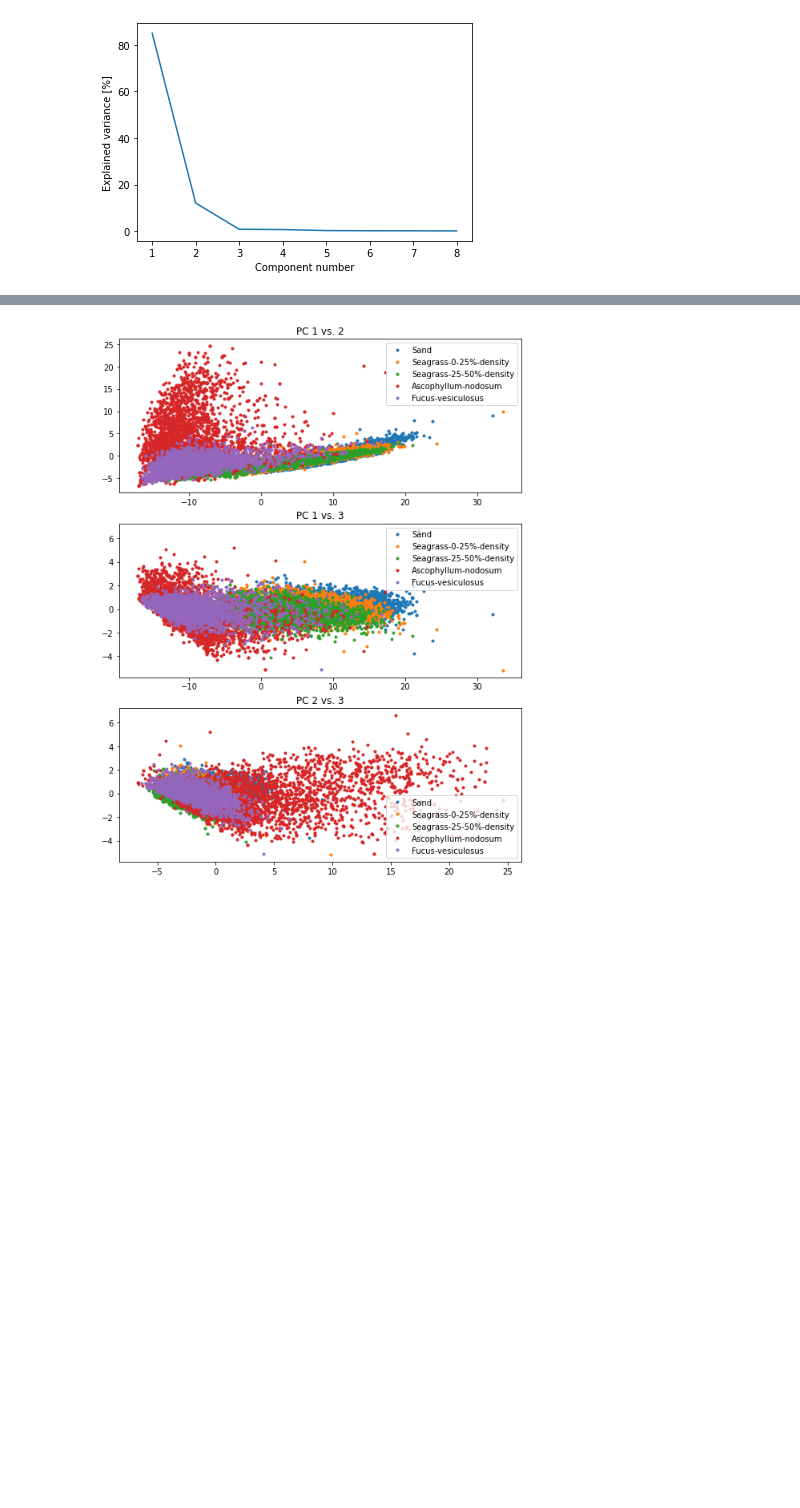
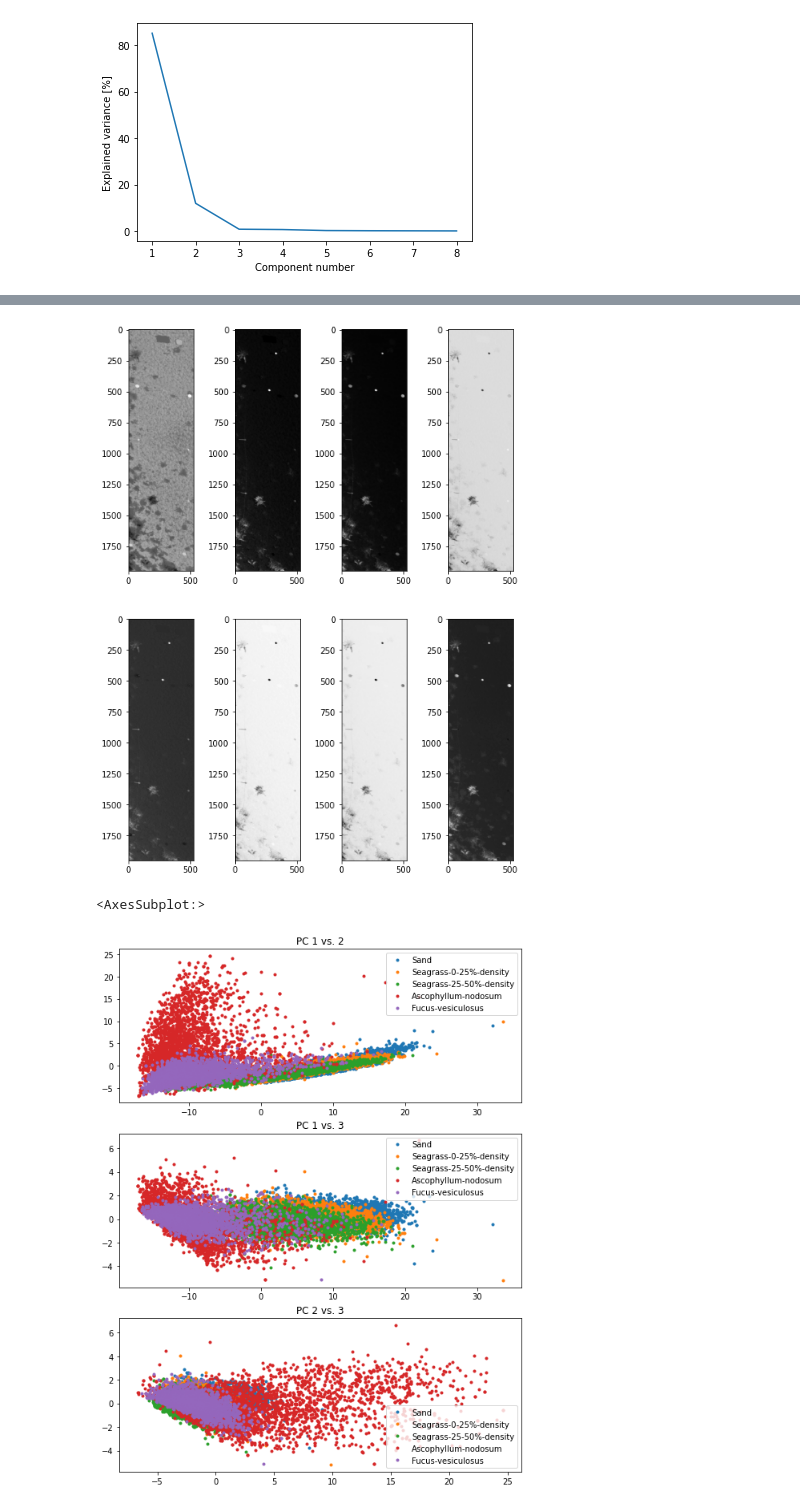
Before and after one commit to mh-skjelvareid/massimal, a Jupyter notebook: dataset_specific/20210418_Juvika/20210418_Juvika_TestClassification.ipynb, the cells around one changed output, grey strips where cells are left out. Saved outputs shown, nothing was run; the diff lists cells and outputs as text; code cells hidden in the pictures; blank space fills up the shorter version.

```diff
--- a/dataset_specific/20210418_Juvika/20210418_Juvika_TestClassification.ipynb
+++ b/dataset_specific/20210418_Juvika/20210418_Juvika_TestClassification.ipynb
@@ -222,3 +238,20 @@ plt.show()
+# %%
+im_pca = pca.transform(np.reshape(im_full,(-1,im_full.shape[2])))
+# %%
+im_pca = np.reshape(im_pca,(im_full.shape[0],im_full.shape[1],im_pca.shape[1]))
+# %%
+fig,ax = plt.subplots(figsize=(9,12),nrows=2,ncols=4)
+#ax[0].imshow(im_pca[:,:,0])
+for ii in range(8):
+    row_ind = int(np.floor(ii/4))
+    col_ind = np.mod(ii,4)
+    ax[row_ind][col_ind].imshow(im_pca[:,:,ii],cmap='gray')
+# %% [output]
+[figure, added]
+# %%
+ax[0][0]
+# %% [output]
+<AxesSubplot:>
 # %%
 #%% Plot PCA components against each other
 fig,ax = plt.subplots(figsize=(9,12),nrows=3,ncols=1)
```
Also changed, not shown: parts of 1 cell of this notebook, 8 other files.
